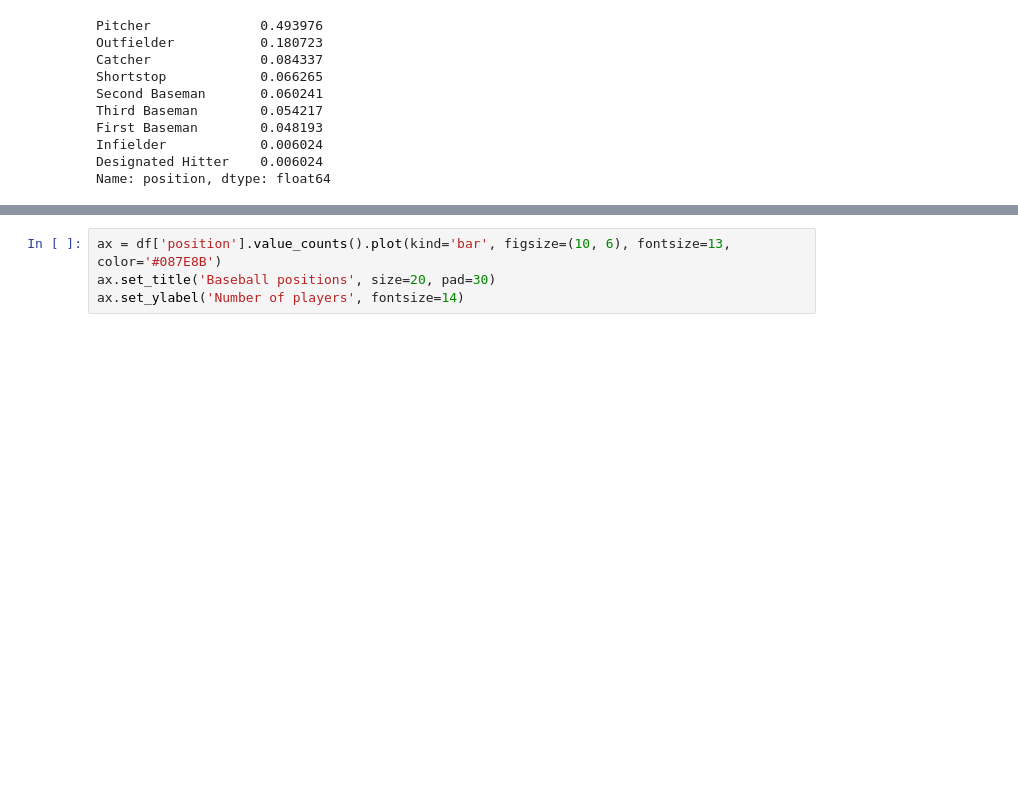
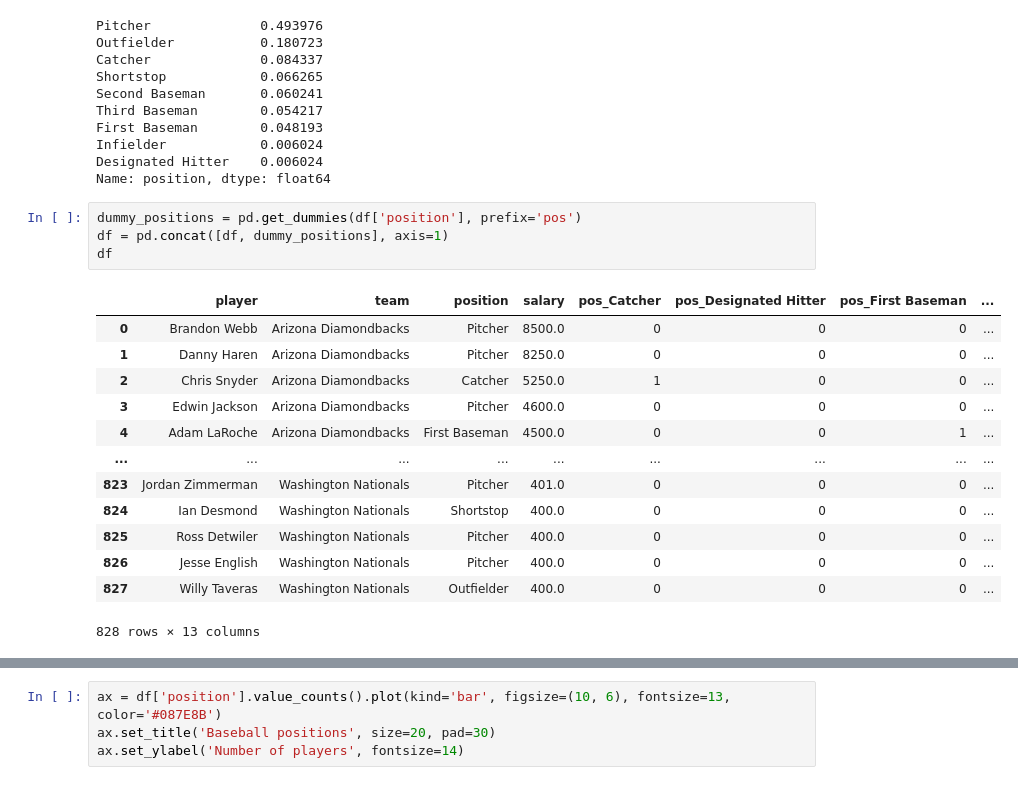
Before and after one commit to arampuig/Sampling, a Jupyter notebook: Tasca Mètodes de Mostreig.ipynb, the cells around one changed output, grey strips where cells are left out. Cells and saved outputs as stored; diff of their text form; blank space fills up the shorter version.

```diff
--- a/Tasca Mètodes de Mostreig.ipynb
+++ b/Tasca Mètodes de Mostreig.ipynb
@@ -160,3 +160,21 @@ First Baseman        0.048193
 Infielder            0.006024
 Designated Hitter    0.006024
 Name: position, dtype: float64
+# %%
+dummy_positions = pd.get_dummies(df['position'], prefix='pos')
+df = pd.concat([df, dummy_positions], axis=1)
+df
+# %% [output]
+|  | player | team | position | salary | pos_Catcher | pos_Designated Hitter | pos_First Baseman | ... |
+| 0 | Brandon Webb | Arizona Diamondbacks | Pitcher | 8500.0 | 0 | 0 | 0 | ... |
+| 1 | Danny Haren | Arizona Diamondbacks | Pitcher | 8250.0 | 0 | 0 | 0 | ... |
+| 2 | Chris Snyder | Arizona Diamondbacks | Catcher | 5250.0 | 1 | 0 | 0 | ... |
+| 3 | Edwin Jackson | Arizona Diamondbacks | Pitcher | 4600.0 | 0 | 0 | 0 | ... |
+| 4 | Adam LaRoche | Arizona Diamondbacks | First Baseman | 4500.0 | 0 | 0 | 1 | ... |
+| ... | ... | ... | ... | ... | ... | ... | ... | ... |
+| 823 | Jordan Zimmerman | Washington Nationals | Pitcher | 401.0 | 0 | 0 | 0 | ... |
+| 824 | Ian Desmond | Washington Nationals | Shortstop | 400.0 | 0 | 0 | 0 | ... |
+| 825 | Ross Detwiler | Washington Nationals | Pitcher | 400.0 | 0 | 0 | 0 | ... |
+| 826 | Jesse English | Washington Nationals | Pitcher | 400.0 | 0 | 0 | 0 | ... |
+| 827 | Willy Taveras | Washington Nationals | Outfielder | 400.0 | 0 | 0 | 0 | ... |
+828 rows × 13 columns
```
Also changed, not shown: parts of 8 cells of this notebook.
